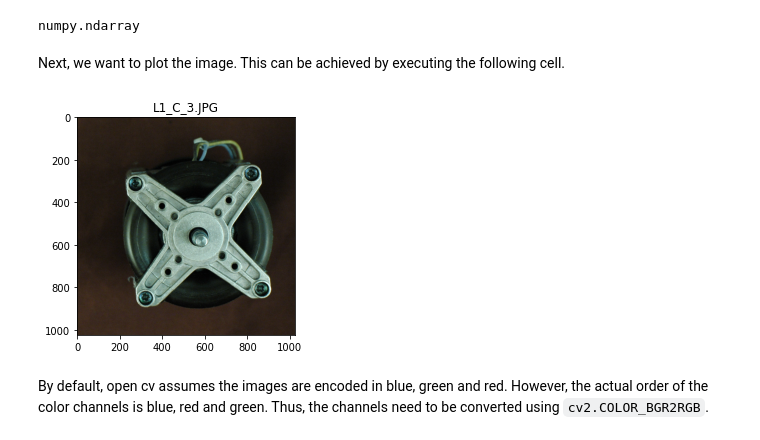
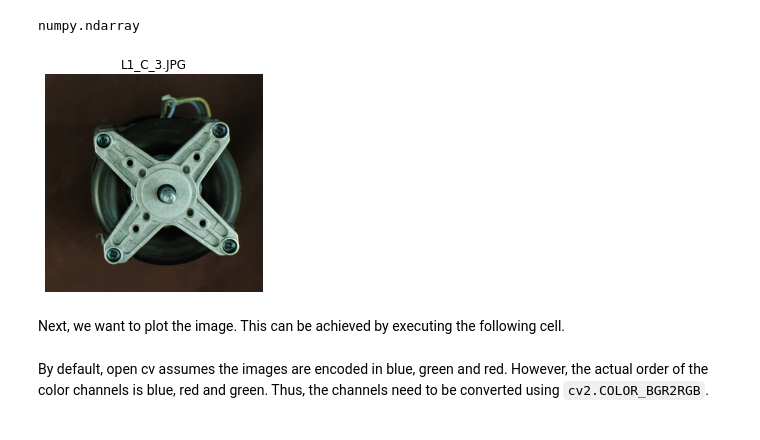
Before and after one commit to Vipinkthomas/Machin-Leaning-Resources, a Jupyter notebook: Workspace.ipynb, the cells around one changed output. Saved outputs shown, nothing was run; the diff lists cells and outputs as text; code cells hidden in the pictures.

```diff
--- a/Workspace.ipynb
+++ b/Workspace.ipynb
@@ -90,13 +90,18 @@ To check the type of a python object, you can use the command `type(img)`. It sh
 type(img)
 # %% [output]
 numpy.ndarray
+# %%
+plt.title(path.split('/')[-1]) # title of the plot
+plt.imshow(img) # display image
+plt.axis('off') # axis off
+plt.show()
+# %% [output]
+[figure, added]
 # %% [markdown]
 Next, we want to plot the image. This can be achieved by executing the following cell.
 # %%
-plt.title(path.split('/')[-1]) # Set the filename as image title
-plt.imshow(img) # Display the image
-plt.show()
+# plt.title(path.split('/')[-1]) # Set the filename as image title
+# plt.imshow(img) # Display the image
+# plt.show()
-# %% [output]
-[figure, removed]
 # %% [markdown]
 By default, open cv assumes the images are encoded in blue, green and red. However, the actual order of the color channels is blue, red and green. Thus, the channels need to be converted using `cv2.COLOR_BGR2RGB`.
```
Also changed, not shown: parts of 5 cells of this notebook.
